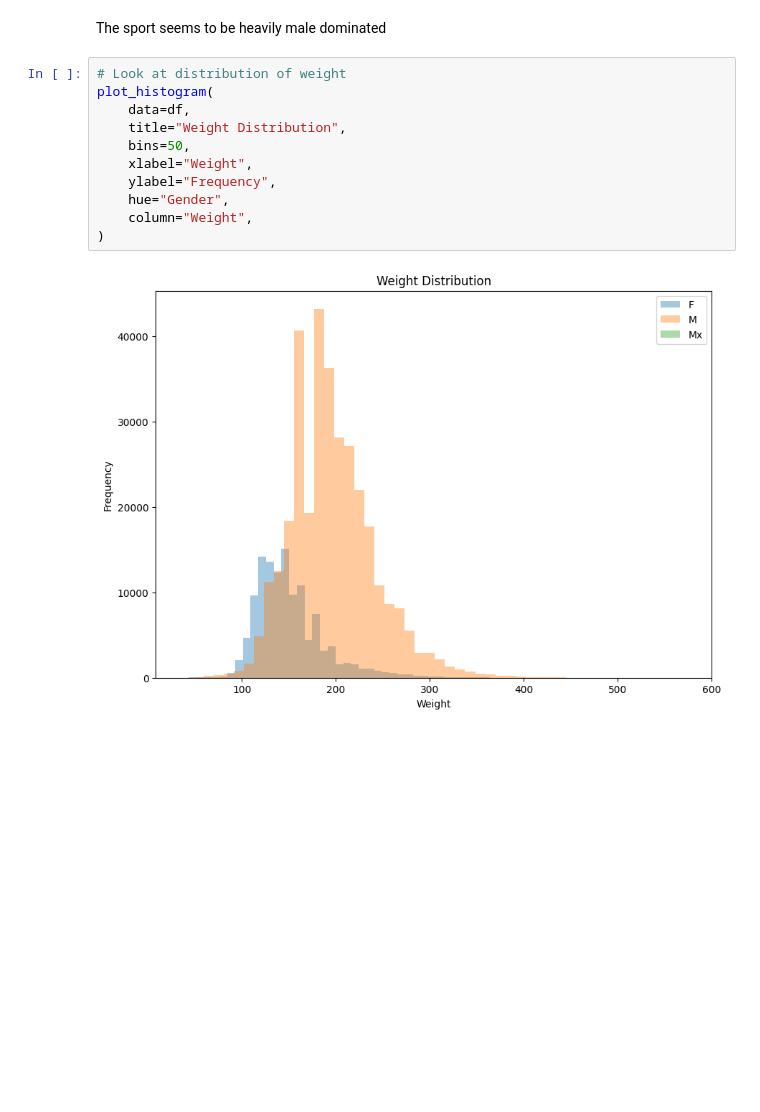
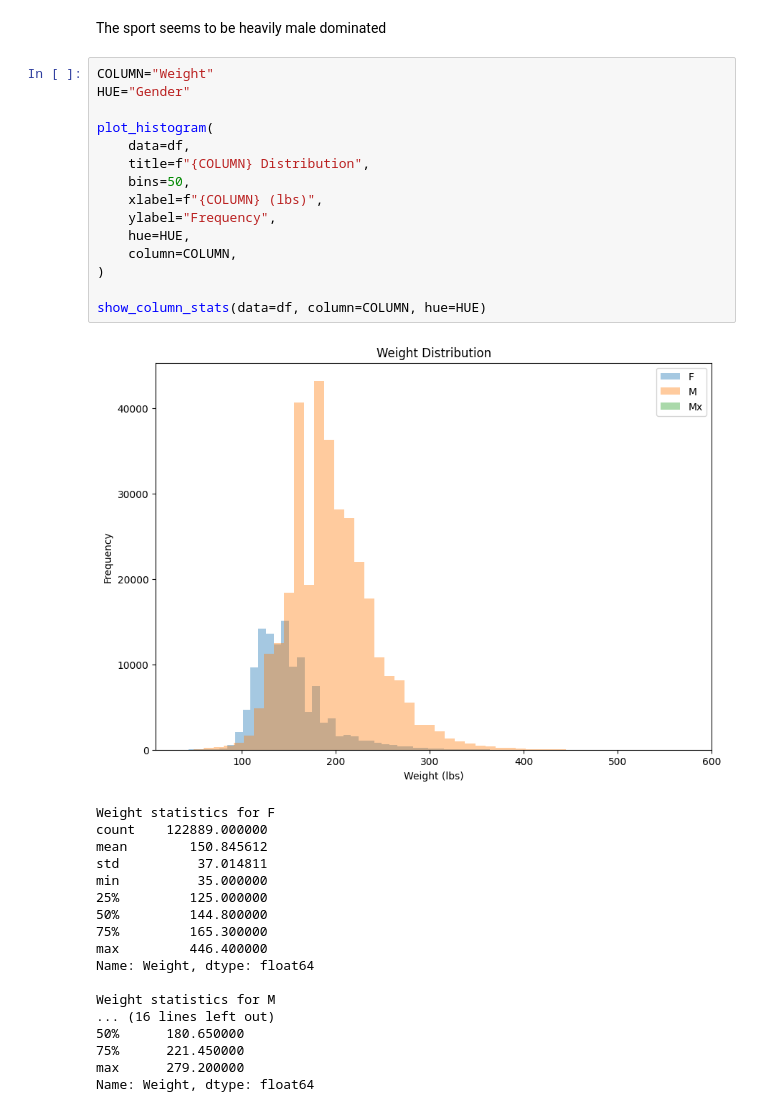
Before and after one commit to pranav142/Openpowerlifting-Database, a Jupyter notebook: notebooks/processed_EDA.ipynb, the cells around one changed output. Cells and saved outputs as stored; diff of their text form; blank space fills up the shorter version.

Commit message:
Added New Visualizations

```diff
--- a/notebooks/processed_EDA.ipynb
+++ b/notebooks/processed_EDA.ipynb
@@ -224,15 +251,36 @@ plot_pie_chart(
 # %% [markdown]
 The sport seems to be heavily male dominated
 # %%
-# Look at distribution of weight
+COLUMN="Weight"
+HUE="Gender"
+
 plot_histogram(
     data=df,
-    title="Weight Distribution",
+    title=f"{COLUMN} Distribution",
     bins=50,
-    xlabel="Weight",
+    xlabel=f"{COLUMN} (lbs)",
     ylabel="Frequency",
-    hue="Gender",
-    column="Weight",
+    hue=HUE,
+    column=COLUMN,
 )
+
+show_column_stats(data=df, column=COLUMN, hue=HUE)
 # %% [output]
-[figure, old version]
+[figure, new version]
+Weight statistics for F
+count    122889.000000
+mean        150.845612
+std          37.014811
+min          35.000000
+25%         125.000000
+50%         144.800000
+75%         165.300000
+max         446.400000
+Name: Weight, dtype: float64
+
+Weight statistics for M
+... (16 lines left out)
+50%      180.650000
+75%      221.450000
+max      279.200000
+Name: Weight, dtype: float64
```
Also changed, not shown: parts of 10 cells of this notebook, 1 other file.
